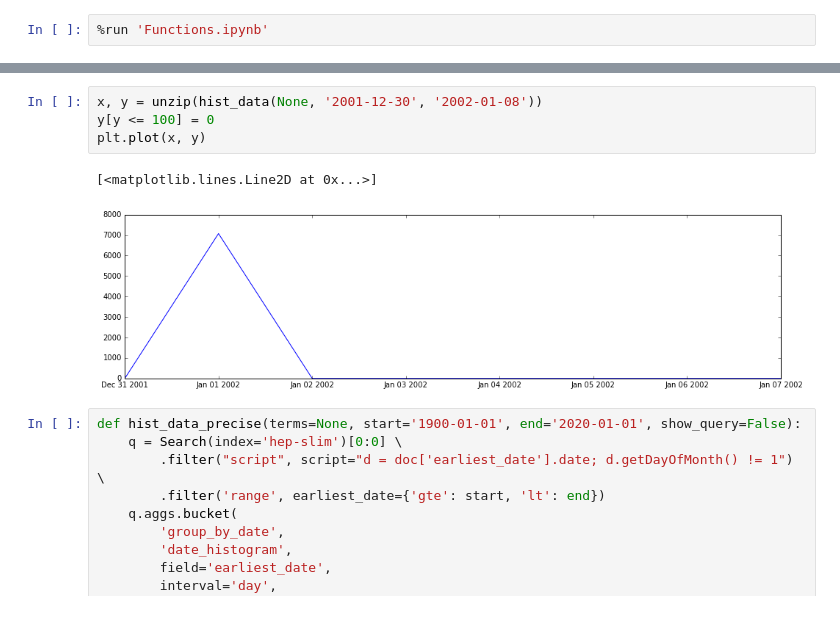
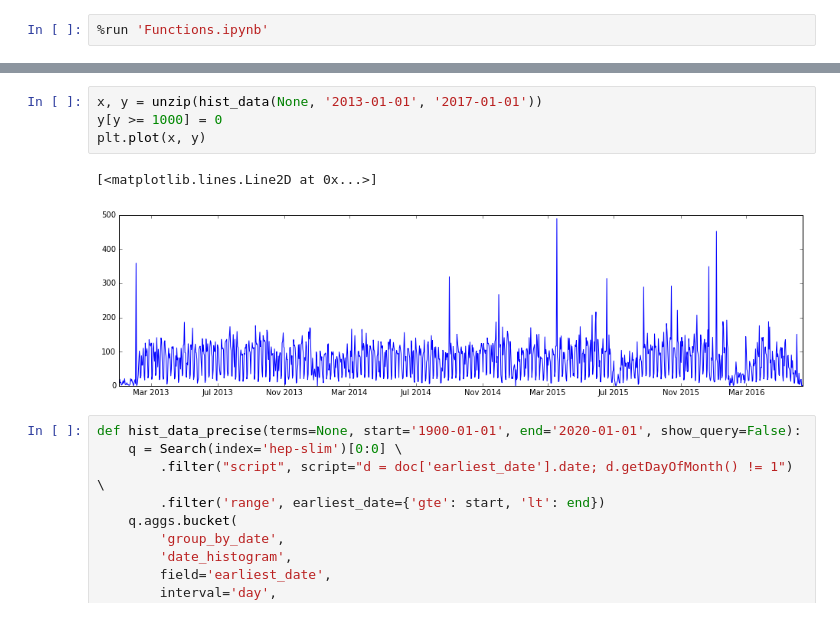
Before and after one commit to inspirehep/invenio-trends, a Jupyter notebook: research/TemporalPrecision.ipynb, the cells around one changed output, grey strips where cells are left out. Drawn from its saved outputs; the diff is of its cells as text.

```diff
--- a/research/TemporalPrecision.ipynb
+++ b/research/TemporalPrecision.ipynb
@@ -3,10 +9,10 @@
 # %%
-x, y = unzip(hist_data(None, '2001-12-30', '2002-01-08'))
-y[y <= 100] = 0
+x, y = unzip(hist_data(None, '2013-01-01', '2017-01-01'))
+y[y >= 1000] = 0
 plt.plot(x, y)
 # %% [output]
 [<matplotlib.lines.Line2D at 0x...>]
-[figure, old version]
+[figure, new version]
 # %%
 def hist_data_precise(terms=None, start='1900-01-01', end='2020-01-01', show_query=False):
     q = Search(index='hep-slim')[0:0] \
```
Also changed, not shown: parts of 29 cells of this notebook.
